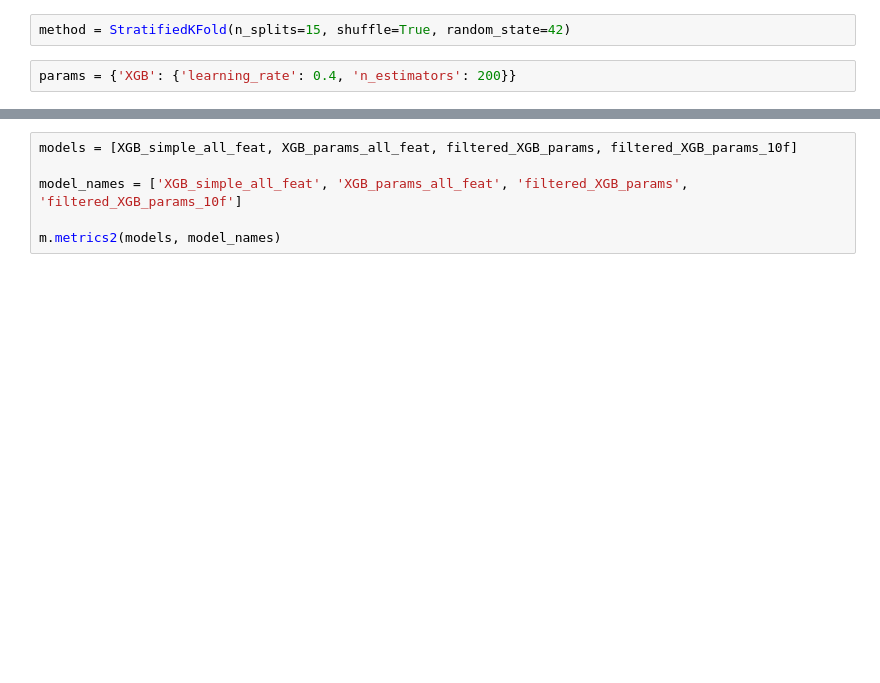
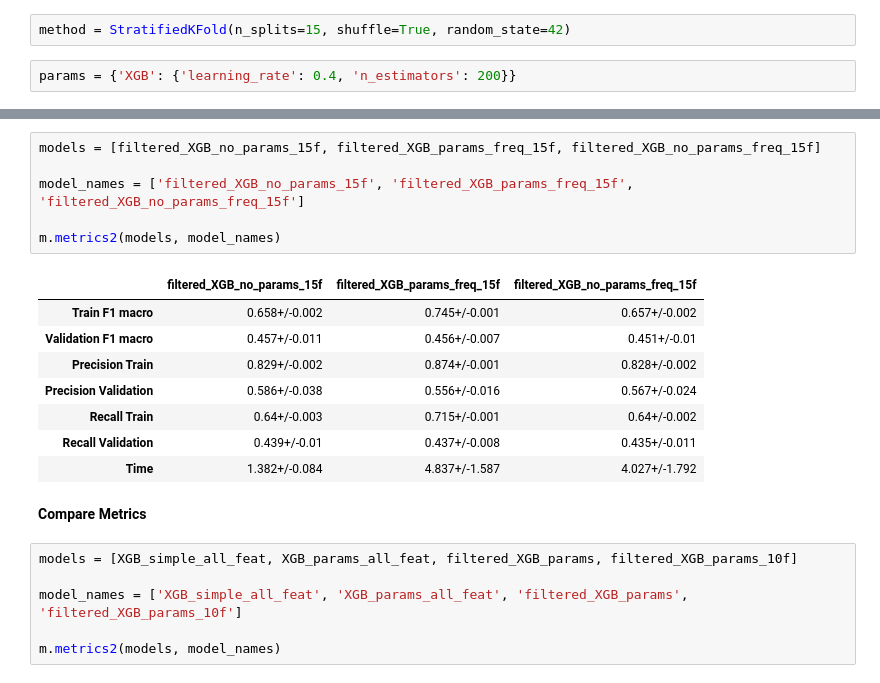
Before and after one commit to antoniooliveira03/machine_learning, a Jupyter notebook: delivery 2/ML_Group24_03-Cross_Validation.ipynb, the cells around one changed output, grey strips where cells are left out. Saved outputs shown, nothing was run; the diff lists cells and outputs as text; blank space fills up the shorter version.

Commit message:
holdout params, more k-fold runs

```diff
--- a/delivery 2/ML_Group24_03-Cross_Validation.ipynb
+++ b/delivery 2/ML_Group24_03-Cross_Validation.ipynb
@@ -334,3 +360,20 @@ s.play_('audio.mp3')
+# %%
+models = [filtered_XGB_no_params_15f, filtered_XGB_params_freq_15f, filtered_XGB_no_params_freq_15f]
+
+model_names = ['filtered_XGB_no_params_15f', 'filtered_XGB_params_freq_15f', 'filtered_XGB_no_params_freq_15f']
+
+m.metrics2(models, model_names)
+# %% [output]
+|  | filtered_XGB_no_params_15f | filtered_XGB_params_freq_15f | filtered_XGB_no_params_freq_15f |
+| Train F1 macro | 0.658+/-0.002 | 0.745+/-0.001 | 0.657+/-0.002 |
+| Validation F1 macro | 0.457+/-0.011 | 0.456+/-0.007 | 0.451+/-0.01 |
+| Precision Train | 0.829+/-0.002 | 0.874+/-0.001 | 0.828+/-0.002 |
+| Precision Validation | 0.586+/-0.038 | 0.556+/-0.016 | 0.567+/-0.024 |
+| Recall Train | 0.64+/-0.003 | 0.715+/-0.001 | 0.64+/-0.002 |
+| Recall Validation | 0.439+/-0.01 | 0.437+/-0.008 | 0.435+/-0.011 |
+| Time | 1.382+/-0.084 | 4.837+/-1.587 | 4.027+/-1.792 |
+# %% [markdown]
+**Compare Metrics**
 # %%
 models = [XGB_simple_all_feat, XGB_params_all_feat, filtered_XGB_params, filtered_XGB_params_10f]
 
```
Also changed, not shown: parts of 7 cells of this notebook, 2 other files.
